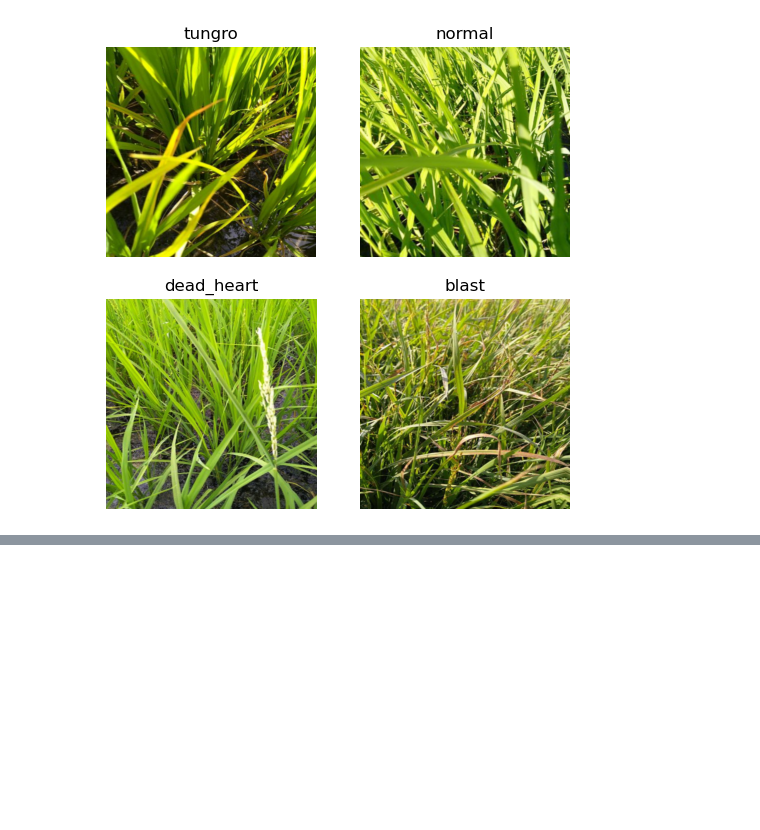
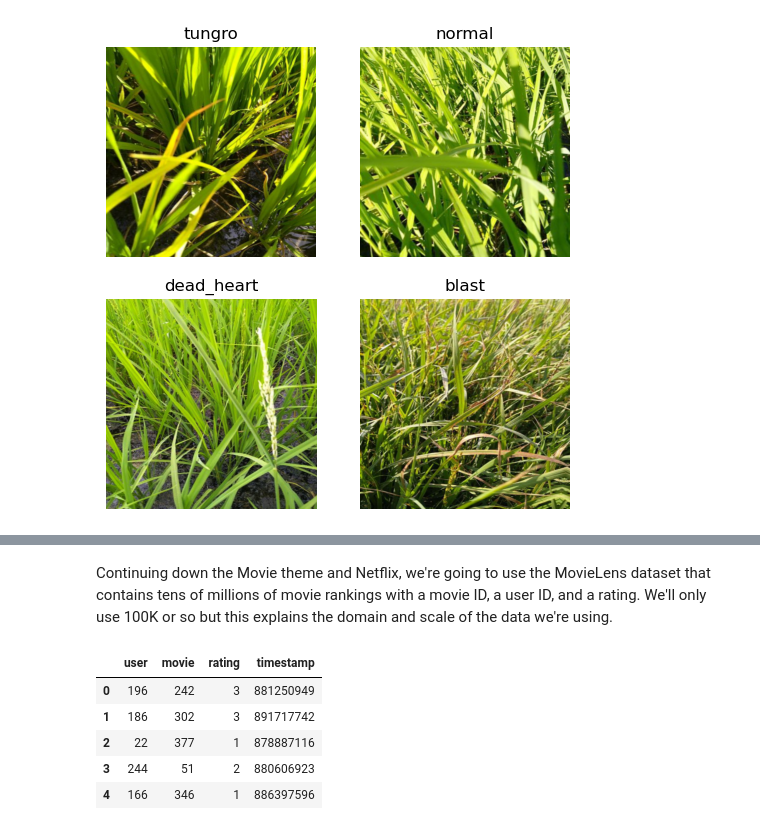
Before and after one commit to nglillywhite/blog, a Jupyter notebook: posts/2023-02-21-Fastai Lesson 7.ipynb, the cells around one changed output, grey strips where cells are left out. Saved outputs shown, nothing was run; the diff lists cells and outputs as text; code cells hidden in the pictures; blank space fills up the shorter version.

```diff
--- a/posts/2023-02-21-Fastai Lesson 7.ipynb
+++ b/posts/2023-02-21-Fastai Lesson 7.ipynb
@@ -212,0 +107,2 @@ Kernel version 2 successfully pushed.  Please check progress at https://www.kagg
+# %% [markdown]
+Continuing down the Movie theme and Netflix, we're going to use the MovieLens dataset that contains tens of millions of movie rankings with a movie ID, a user ID, and a rating. We'll only use 100K or so but this explains the domain and scale of the data we're using.
@@ -212,0 +113,10 @@ Kernel version 2 successfully pushed.  Please check progress at https://www.kagg
+# %%
+ratings = pd.read_csv(path/"u.data", delimiter="\t",header=None,names=["user","movie","rating","timestamp"])
+ratings.head()
+# %% [output]
+|  | user | movie | rating | timestamp |
+| 0 | 196 | 242 | 3 | 881250949 |
+| 1 | 186 | 302 | 3 | 891717742 |
+| 2 | 22 | 377 | 1 | 878887116 |
+| 3 | 244 | 51 | 2 | 880606923 |
+| 4 | 166 | 346 | 1 | 886397596 |
```
Also changed, not shown: parts of 114 cells of this notebook, 4 other files.
